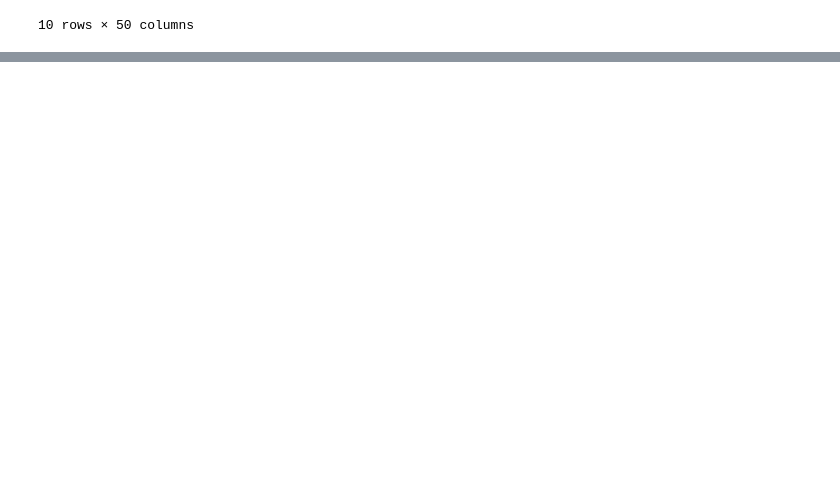
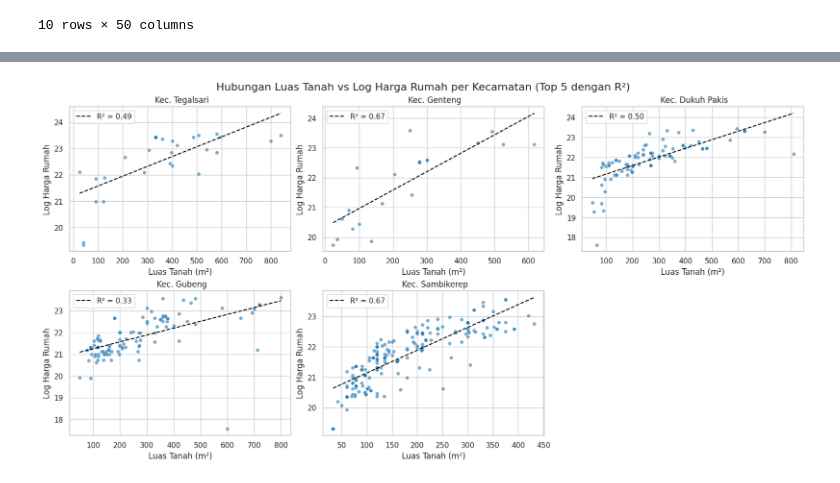
Before and after one commit to dimasfajrip/capstone_project_ibmXhacktiv8, a Jupyter notebook: Capstone_Project.ipynb, the cells around one changed output, grey strips where cells are left out. Saved outputs shown, nothing was run; the diff lists cells and outputs as text; code cells hidden in the pictures; blank space fills up the shorter version.

```diff
--- a/Capstone_Project.ipynb
+++ b/Capstone_Project.ipynb
@@ -413,0 +733,56 @@ memory usage: 1.3+ MB
+# %%
+from sklearn.linear_model import LinearRegression
+from sklearn.metrics import r2_score
+
+# 1. Filter data untuk menghindari outlier ekstrem
+df_filtered = df[(df['Luas Tanah'] < 1000) & (df['Harga'] < 2e10)].copy()
+
+# 2. Transformasi log pada variabel target
+df_filtered['log_harga'] = np.log1p(df_filtered['Harga'])
+
+# 3. Hitung rata-rata harga per kecamatan untuk menentukan top 5
+avg_harga = df_filtered.groupby('Kecamatan')['Harga'].mean().sort_values(ascending=False)
+top_kecamatan = avg_harga.head(5).index
+
+# 4. Ambil data dari top 5 kecamatan
+df_top = df_filtered[df_filtered['Kecamatan'].isin(top_kecamatan)].copy()
+
+# 5. Siapkan subplot
+fig, axes = plt.subplots(nrows=2, ncols=3, figsize=(16, 8), constrained_layout=True)
+axes = axes.flatten()
+
+# 6. Loop tiap kecamatan
+for idx, kec in enumerate(top_kecamatan):
+    ax = axes[idx]
+    subset = df_top[df_top['Kecamatan'] == kec]
+
+    # Scatter
+    sns.scatterplot(data=subset, x='Luas Tanah', y='log_harga', ax=ax, color='tab:blue', alpha=0.6, s=30)
+
+    # Regressi linier
+    X = subset[['Luas Tanah']]
+    y = subset['log_harga']
+    model = LinearRegression().fit(X, y)
+    y_pred = model.predict(X)
+    r2 = r2_score(y, y_pred)
+
+    # Plot garis regresi
+    x_range = np.linspace(X.min(), X.max(), 100)
+    y_line = model.predict(x_range)
+    ax.plot(x_range, y_line, '--', color='black', label=f'R² = {r2:.2f}')
+
+    # Label dan judul
+    ax.set_title(f'{kec}')
+    ax.set_xlabel('Luas Tanah (m²)')
+    ax.set_ylabel('Log Harga Rumah')
+    ax.legend()
+
+# 7. Hapus subplot kosong jika ada
+for i in range(len(top_kecamatan), len(axes)):
+    fig.delaxes(axes[i])
+
+# 8. Judul Global
+fig.suptitle('Hubungan Luas Tanah vs Log Harga Rumah per Kecamatan (Top 5 dengan R²)', fontsize=16)
+plt.show()
+# %% [output]
+[figure, added]
```
Also changed, not shown: parts of 35 cells of this notebook.
